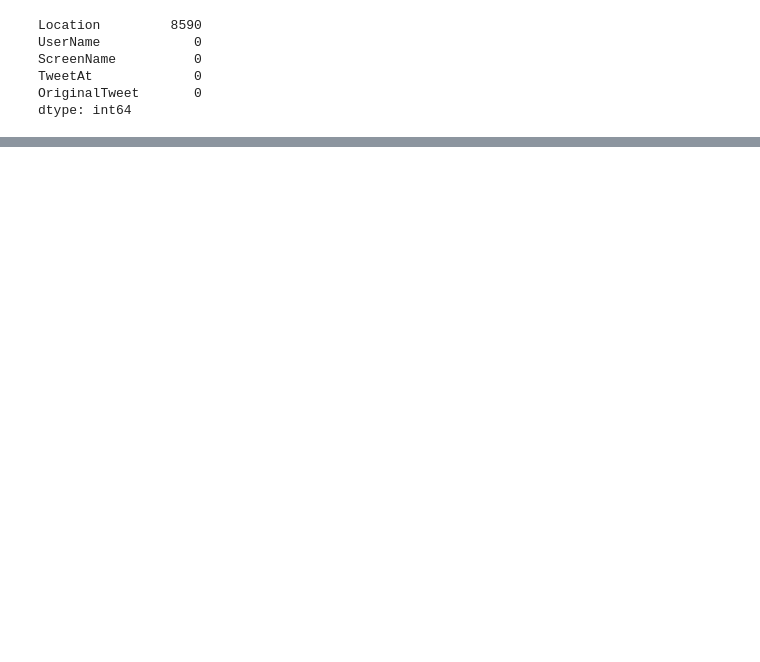
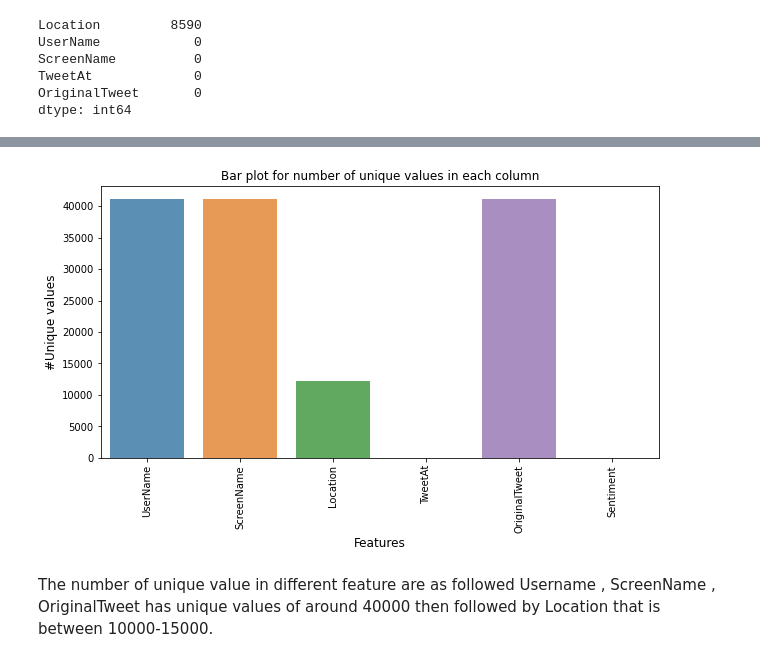
Before and after one commit to KapilNarayanSingh/Coronavirus-Tweet-Sentiment-Analysis, a Jupyter notebook: Coronavirus_Tweet_Sentiment_Analysis.ipynb, the cells around one changed output, grey strips where cells are left out. Drawn from its saved outputs; the diff is of its cells as text; code cells hidden in the pictures; blank space fills up the shorter version.

```diff
--- a/Coronavirus_Tweet_Sentiment_Analysis.ipynb
+++ b/Coronavirus_Tweet_Sentiment_Analysis.ipynb
@@ -273,0 +190,24 @@ KeyError: ignored
+# %%
+# Plot unique value across different colums
+def unique_values(data_frame):
+    unique_dataframe = pd.DataFrame()
+    unique_dataframe['Features'] = data_frame.columns
+    uniques = []
+    for col in data_frame.columns:
+        u = data_frame[col].nunique()
+        uniques.append(u)
+    unique_dataframe['Uniques'] = uniques
+    return unique_dataframe
+# %%
+unique_data = unique_values(data)
+f, ax = plt.subplots(1,1, figsize=(10,5))
+sns.barplot(x=unique_data['Features'], y=unique_data['Uniques'], alpha=0.8)
+plt.title('Bar plot for number of unique values in each column')
+plt.ylabel('#Unique values', fontsize=12)
+plt.xlabel('Features', fontsize=12)
+plt.xticks(rotation=90)
+plt.show()
+# %% [output]
+[figure, added]
+# %% [markdown]
+The number of unique value in different feature are as followed Username , ScreenName , OriginalTweet has unique values of around 40000 then followed by Location that is between 10000-15000.
```
Also changed, not shown: parts of 50 cells of this notebook.
